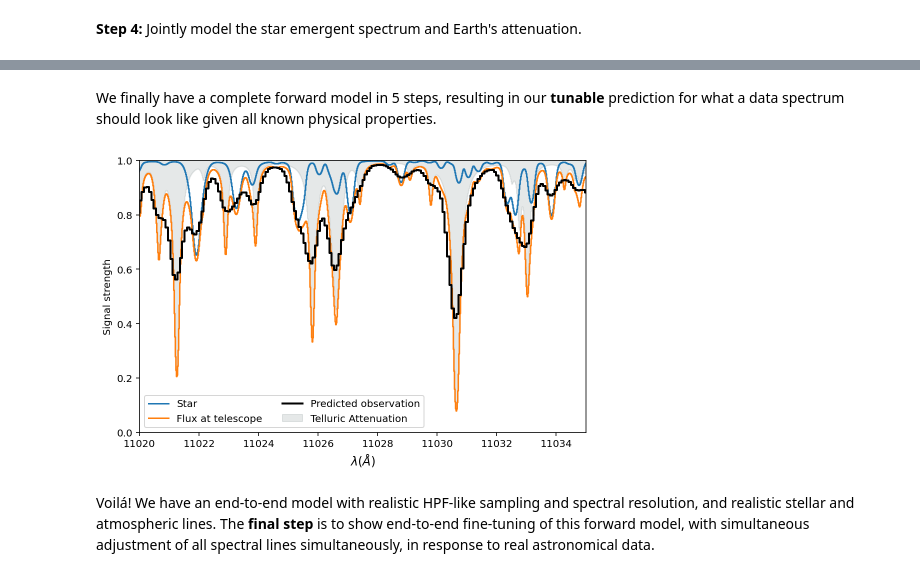
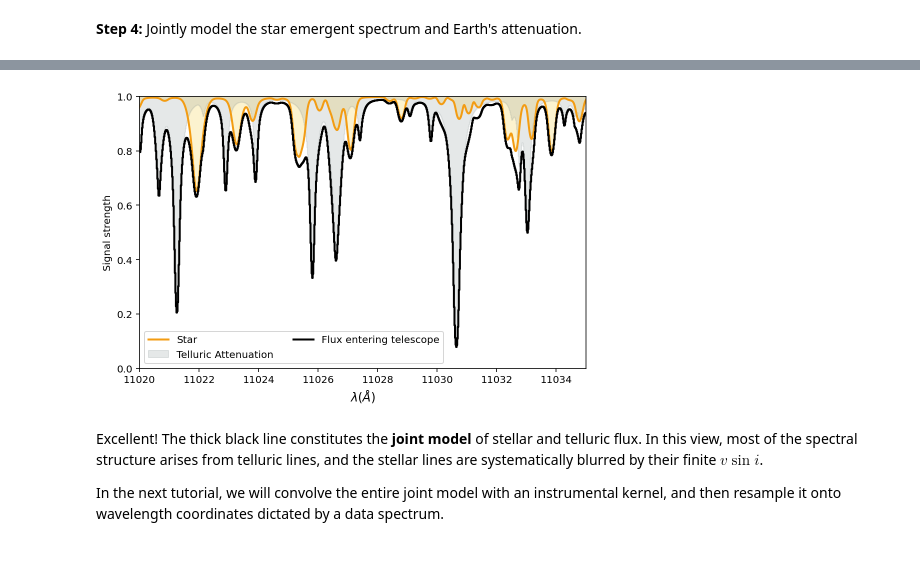
Before and after one commit to gully/blase, a Jupyter notebook: docs/tutorials/demo5.ipynb, the cells around one changed output, grey strips where cells are left out. Drawn from its saved outputs; the diff is of its cells as text; code cells hidden in the pictures.

Commit message:
Split tutorial steps 4 and 5 into standalone notebooks

```diff
--- a/docs/tutorials/demo5.ipynb
+++ b/docs/tutorials/demo5.ipynb
@@ -109,18 +66,20 @@ detector_flux = instrumental_model.forward(flux_at_telescope)
-# %% [markdown]
-We finally have a complete forward model in 5 steps, resulting in our **tunable** prediction for what a data spectrum should look like given all known physical properties.
-# %%
-plt.figure(figsize=(8, 5))
-plt.step(wavelength_grid, broadened_flux.detach().numpy(), label='Star')
-plt.fill_between(wavelength_grid, telluric_attenuation.detach().numpy(), 1,
-                 label='Telluric Attenuation', color='#7f8c8d',alpha=0.2, step='mid')
-plt.step(wavelength_grid, flux_at_telescope.detach().numpy(), label='Flux at telescope')
-plt.step(data.wavelength, detector_flux.detach().numpy(),
-         label='Predicted observation', color='k', lw=2)
-
-plt.xlabel('$\lambda (\AA)$', fontsize=12);plt.ylabel('Signal strength')
-plt.xlim(11_020, 11_035); plt.ylim(0, 1.0)
-plt.legend(loc='best', ncol=2);
-# %% [output]
-[figure, removed]
-# %% [markdown]
-Voilá! We have an end-to-end model with realistic HPF-like sampling and spectral resolution, and realistic stellar and atmospheric lines.  The **final step** is to show end-to-end fine-tuning of this forward model, with simultaneous adjustment of all spectral lines simultaneously, in response to real astronomical data.
+# %%
+plt.figure(figsize=(8, 5))
+plt.fill_between(wavelength_grid, broadened_flux.detach().cpu().numpy(), 1,
+                 alpha=0.2, color='#f1c40f')
+plt.plot(wavelength_grid, broadened_flux.detach().cpu().numpy(), color='#f39c12', lw=2, label='Star')
+plt.fill_between(wavelength_grid, telluric_attenuation.detach().cpu().numpy(), 1,
+                 label='Telluric Attenuation', color='#7f8c8d',alpha=0.2, step='mid')
+plt.step(wavelength_grid, flux_at_telescope.detach().cpu().numpy(),
+         label='Flux entering telescope',
+         color='k', lw=2)
+
+plt.xlabel('$\lambda (\AA)$', fontsize=12);plt.ylabel('Signal strength')
+plt.xlim(11_020, 11_035); plt.ylim(0, 1.0)
+plt.legend(loc='best', ncol=2);
+# %% [output]
+[figure, added]
+# %% [markdown]
+Excellent! The thick black line constitutes the **joint model** of stellar and telluric flux.  In this view, most of the spectral structure arises from telluric lines, and the stellar lines are systematically blurred by their finite $v\sin{i}$.
+
+In the next tutorial, we will convolve the entire joint model with an instrumental kernel, and then resample it onto wavelength coordinates dictated by a data spectrum.
```
Also changed, not shown: parts of 14 cells of this notebook, 3 other files.
